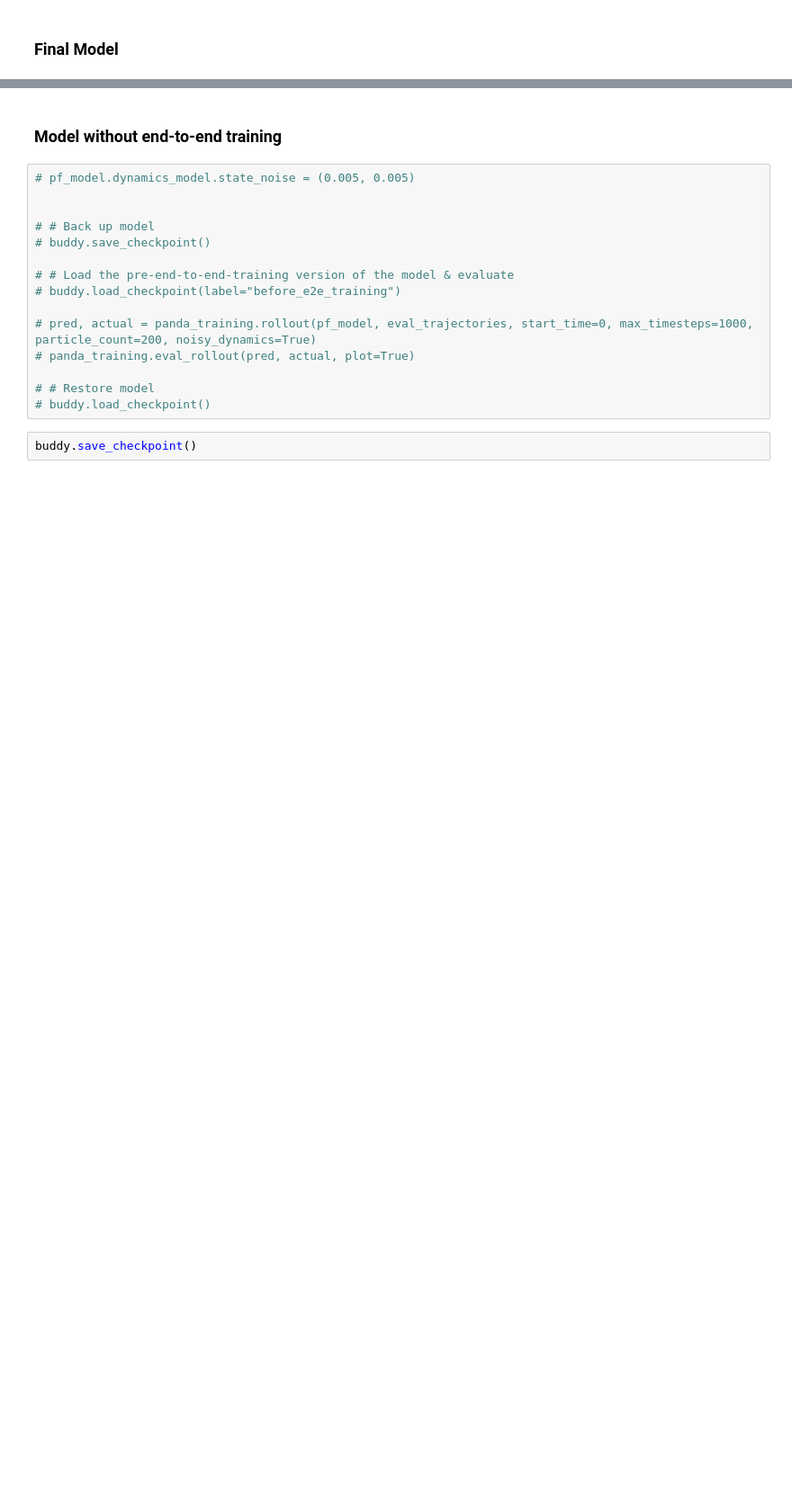
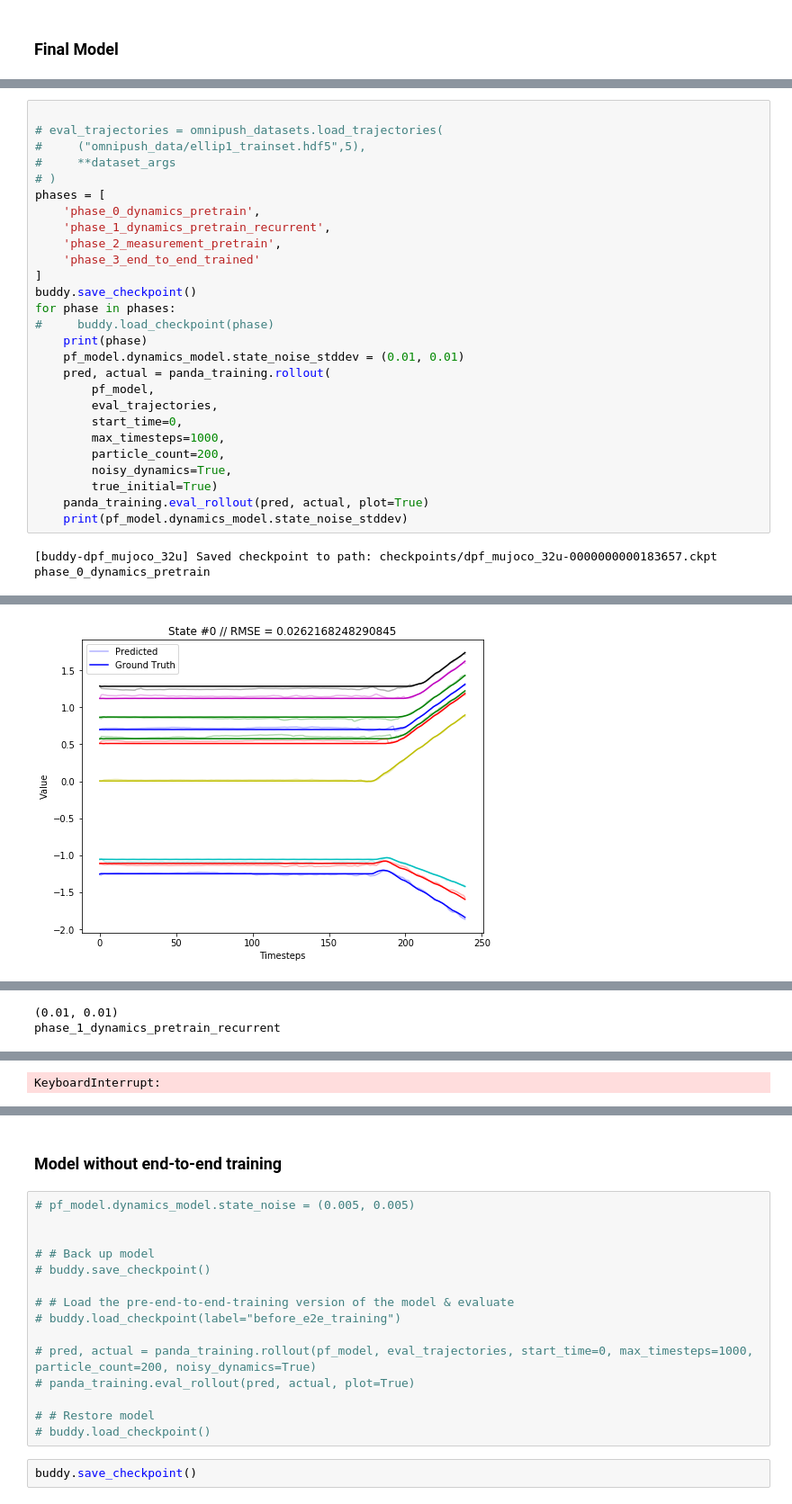
Before and after one commit to HaoWen470/crossmodal_filtering1, a Jupyter notebook: train_dpf_all_sensors.ipynb, the cells around one changed output, grey strips where cells are left out. Shown at 90% size. Drawn from its saved outputs; the diff is of its cells as text; blank space fills up the shorter version.

```diff
--- a/train_dpf_all_sensors.ipynb
+++ b/train_dpf_all_sensors.ipynb
@@ -208,0 +273,30 @@ phase_2_measurement_pretrain
+# %%
+
+# eval_trajectories = omnipush_datasets.load_trajectories(
+#     ("omnipush_data/ellip1_trainset.hdf5",5),
+#     **dataset_args
+# )
+phases = [
+    'phase_0_dynamics_pretrain',
+    'phase_1_dynamics_pretrain_recurrent',
+    'phase_2_measurement_pretrain',
+    'phase_3_end_to_end_trained'
+]
+buddy.save_checkpoint()
+for phase in phases:
+#     buddy.load_checkpoint(phase)
+    print(phase)
+    pf_model.dynamics_model.state_noise_stddev = (0.01, 0.01)
+    pred, actual = panda_training.rollout(
+        pf_model,
+        eval_trajectories,
+        start_time=0,
+        max_timesteps=1000,
+        particle_count=200,
+        noisy_dynamics=True,
+        true_initial=True)
+    panda_training.eval_rollout(pred, actual, plot=True)
+    print(pf_model.dynamics_model.state_noise_stddev)
+# %% [output]
+[buddy-dpf_mujoco_32u] Saved checkpoint to path: checkpoints/dpf_mujoco_32u-0000000000183657.ckpt
+phase_0_dynamics_pretrain
@@ -208,0 +304 @@ phase_2_measurement_pretrain
+[figure, added]
@@ -208,0 +306,2 @@ phase_2_measurement_pretrain
+(0.01, 0.01)
+phase_1_dynamics_pretrain_recurrent
@@ -208,0 +309 @@ phase_2_measurement_pretrain
+KeyboardInterrupt:
```
Also changed, not shown: parts of 20 cells of this notebook, 6 other files.
